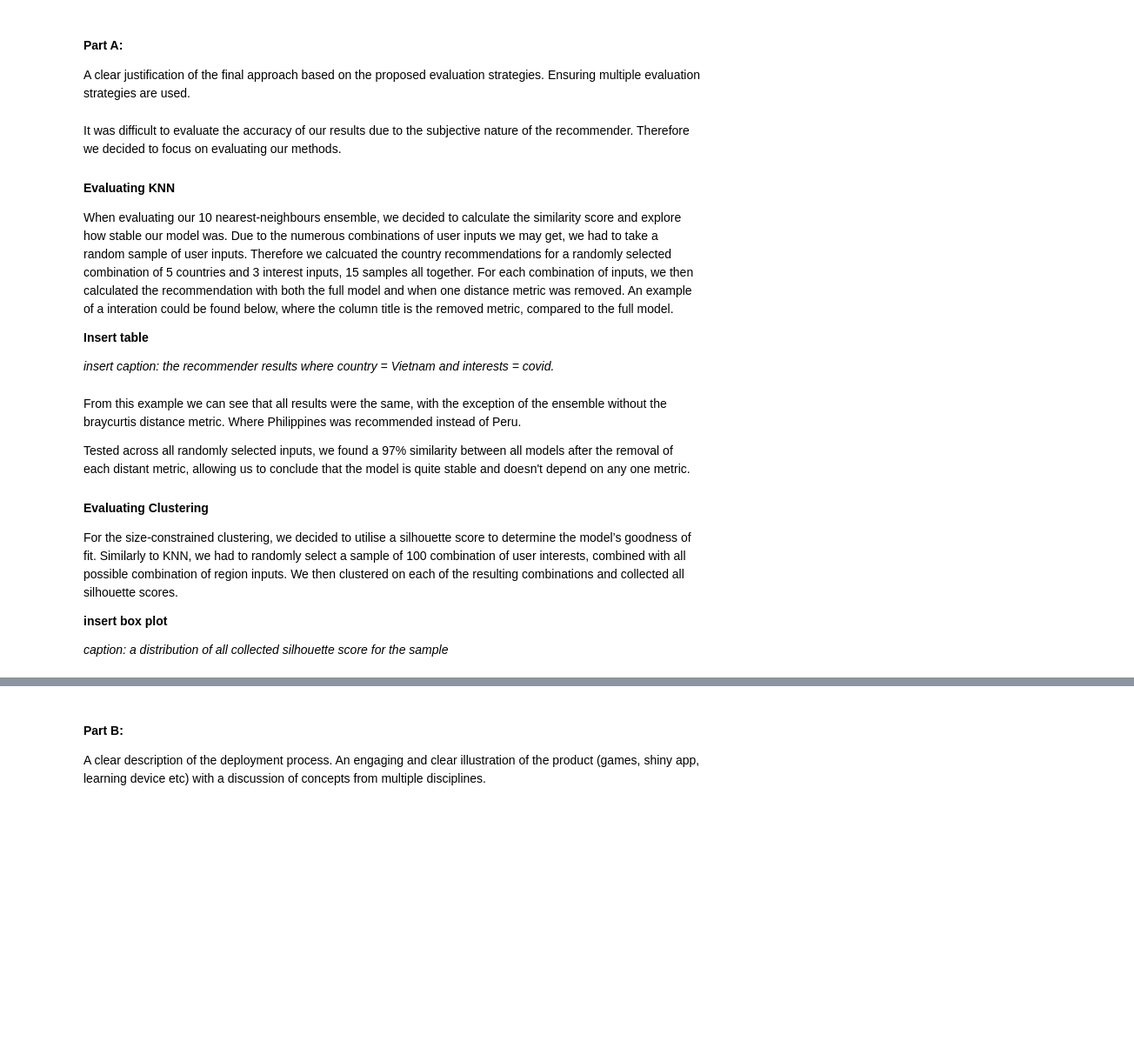
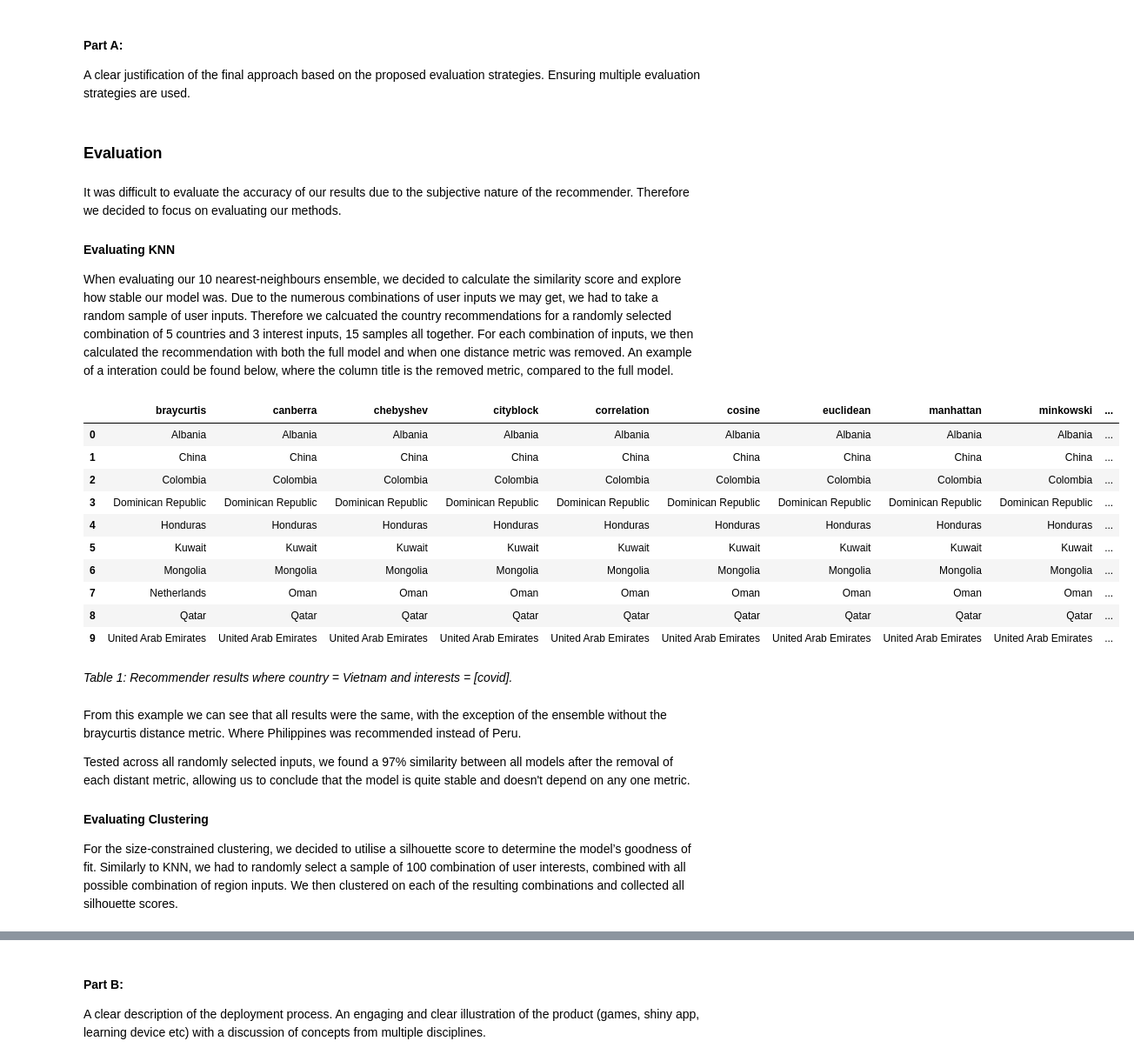
Before and after one commit to serenawatson/data3888, a Jupyter notebook: Report.ipynb, the cells around one changed output, grey strips where cells are left out. Shown at 87% size. Saved outputs shown, nothing was run; the diff lists cells and outputs as text; code cells hidden in the pictures; blank space fills up the shorter version.

```diff
--- a/Report.ipynb
+++ b/Report.ipynb
@@ -114,15 +124,81 @@ For 10-NN, we calculated the average proportion of similarities between results,
 # %% [markdown]
 #### Part A:
 A clear justification of the final approach based on the proposed evaluation strategies. Ensuring multiple evaluation strategies are used.
+# %% [markdown]
+### Evaluation
 # %% [markdown]
 It was difficult to evaluate the accuracy of our results due to the subjective nature of the recommender. Therefore we decided to focus on evaluating our methods.
 
 #### Evaluating KNN
 When evaluating our 10 nearest-neighbours ensemble, we decided to calculate the similarity score and explore how stable our model was. Due to the numerous combinations of user inputs we may get, we had to take a random sample of user inputs. Therefore we calcuated the country recommendations for a randomly selected combination of 5 countries and 3 interest inputs, 15 samples all together. For each combination of inputs, we then calculated the recommendation with both the full model and when one distance metric was removed. An example of a interation could be found below, where the column title is the removed metric, compared to the full model.
-
-**Insert table**
-
-*insert caption: the recommender results where country = Vietnam and interests = covid.*
+# %%
+# example of one case of similarity testing for the ensemble
+
+num_neighbours = 10
+iso_location = read_iso_loc_data()
+
+all_metrics = ['braycurtis', 'canberra', 'chebyshev', 'cityblock', 'correlation',
+               'cosine', 'euclidean', 'manhattan', 'minkowski']
+
+results = {}
+
+for metric in all_metrics:
+    dist_metrics = list(set(all_metrics) - set([metric]))
+
+    regions = ['Asia-Pacific', 'Europe and Africa', 'Americas']
+
+    interests = ['covid']
+    country = 'Vietnam'
+
+    continents = convert_regions_to_continents(regions)
+
+    cols_of_interest = convert_interests_to_cols(interests)
+    weightings = generate_feature_weightings_dict(cols_of_interest)
+
+    medians_scaled, medians, data_no_quant = prepare_data_for_nn(countries_data, country, continents, weightings)
+
+    if not loc_to_iso_code(country, iso_location) in medians.index:
+        continue
+
+    # computing neighbour set using all metrics
+    neighbours_all_metrics = list(generate_final_df_w_nn(country,
+                                                     medians_scaled,
+                                                     medians,
+                                                     data_no_quant,
+                                                     num_neighbours = num_neighbours,
+                                                     dist_metrics=all_metrics)['10NN'])[0]
+
+    # computing neighbour set using all metrics except "metric"
+    neighbours_metric_missing = list(generate_final_df_w_nn(country,
+                                                     medians_scaled,
+                                                     medians,
+                                                     data_no_quant,
+                                                     num_neighbours = num_neighbours,
+                                                     dist_metrics=dist_metrics)['10NN'])[0]
+
+    # computing intersection of the two neighbour sets
+    neighbours_intersect = set(neighbours_all_metrics).intersection(neighbours_metric_missing)
+
+    results[metric] = sorted(neighbours_metric_missing)
+
+results["full_model"] = sorted(neighbours_all_metrics)
+
+r = pd.DataFrame.from_dict(results)
+r
+# %% [output]
+|  | braycurtis | canberra | chebyshev | cityblock | correlation | cosine | euclidean | manhattan | minkowski | ... |
+| 0 | Albania | Albania | Albania | Albania | Albania | Albania | Albania | Albania | Albania | ... |
+| 1 | China | China | China | China | China | China | China | China | China | ... |
+| 2 | Colombia | Colombia | Colombia | Colombia | Colombia | Colombia | Colombia | Colombia | Colombia | ... |
+| 3 | Dominican Republic | Dominican Republic | Dominican Republic | Dominican Republic | Dominican Republic | Dominican Republic | Dominican Republic | Dominican Republic | Dominican Republic | ... |
+| 4 | Honduras | Honduras | Honduras | Honduras | Honduras | Honduras | Honduras | Honduras | Honduras | ... |
+| 5 | Kuwait | Kuwait | Kuwait | Kuwait | Kuwait | Kuwait | Kuwait | Kuwait | Kuwait | ... |
+| 6 | Mongolia | Mongolia | Mongolia | Mongolia | Mongolia | Mongolia | Mongolia | Mongolia | Mongolia | ... |
+| 7 | Netherlands | Oman | Oman | Oman | Oman | Oman | Oman | Oman | Oman | ... |
+| 8 | Qatar | Qatar | Qatar | Qatar | Qatar | Qatar | Qatar | Qatar | Qatar | ... |
+| 9 | United Arab Emirates | United Arab Emirates | United Arab Emirates | United Arab Emirates | United Arab Emirates | United Arab Emirates | United Arab Emirates | United Arab Emirates | United Arab Emirates | ... |
+# %% [markdown]
+_Table 1: Recommender results where country = Vietnam and interests = \[covid\]._
 # %% [markdown]
 From this example we can see that all results were the same, with the exception of the ensemble without the braycurtis distance metric. Where Philippines was recommended instead of Peru.
 
@@ -131,7 +207,3 @@ Tested across all randomly selected inputs, we found a 97% similarity between al
 #### Evaluating Clustering
 
 For the size-constrained clustering, we decided to utilise a silhouette score to determine the model’s goodness of fit. Similarly to KNN, we had to randomly select a sample of 100 combination of user interests, combined with all possible combination of region inputs. We then clustered on each of the resulting combinations and collected all silhouette scores.
-
-**insert box plot**
-
-*caption: a distribution of all collected silhouette score for the sample*
```
Also changed, not shown: parts of 13 cells of this notebook.
